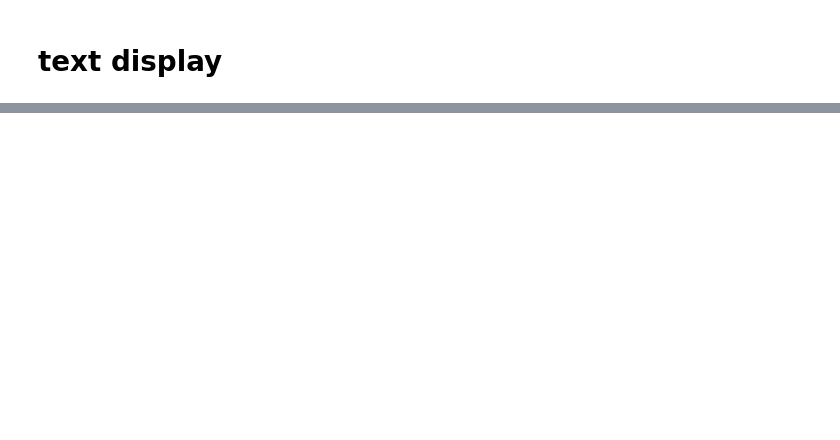
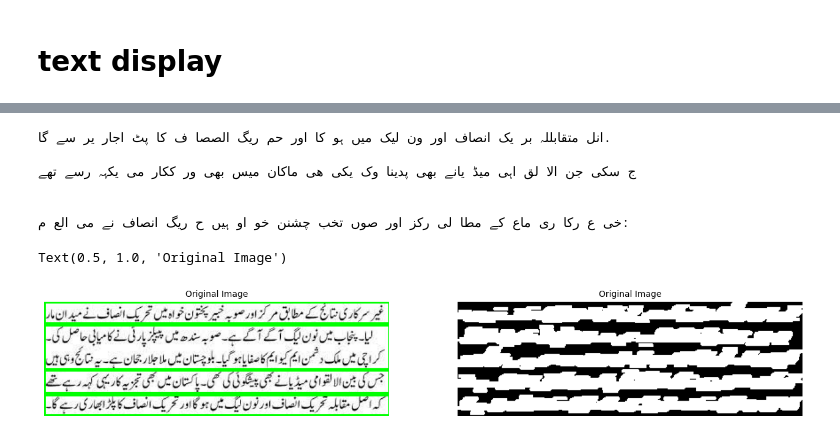
Before and after one commit to Muhammad-Mujtaba-FAST/DIP-Project, a Jupyter notebook: DIP.ipynb, the cells around one changed output, grey strips where cells are left out. Saved outputs shown, nothing was run; the diff lists cells and outputs as text; code cells hidden in the pictures; blank space fills up the shorter version.

```diff
--- a/DIP.ipynb
+++ b/DIP.ipynb
@@ -51,0 +309,52 @@ Error: OpenCV(4.8.0) :-1: error: (-5:Bad argument) in function 'imshow'
+# %%
+# Put the trained data for each language in location
+
+path = r'u2.jpeg'
+# path = r'F:\img\ocr_english_4_invert.png'
+img = cv2.imread(path, cv2.IMREAD_COLOR)
+gray = cv2.cvtColor(img,cv2.COLOR_BGR2GRAY)
+gray = cv2.GaussianBlur(gray,(3,3),0.0)
+
+
+threshold, bw1 = cv2.threshold(gray, 200, 255, cv2.THRESH_BINARY_INV)
+SE =  np.ones((2,15), dtype=np.uint8)
+bw =  cv2.dilate(bw1,SE)
+contours, hierarchy = cv2.findContours(bw,cv2.RETR_EXTERNAL,cv2.CHAIN_APPROX_SIMPLE)
+# filter contours based on height and width
+temp = np.zeros_like(img)
+
+
+## 7	Treat the image as a single text line
+config = r'--oem 3 --psm 7'
+
+
+for i in range(len(contours)):
+    x,y,w,h = cv2.boundingRect(contours[i])
+    aspectRatio = w/h
+    # geometrical constraint
+    if(aspectRatio>=2.0   and h>=10):
+        cv2.rectangle(img, (x,y),(x+w,y+h),(0,255,0),2)
+        crop = img[y:y+h, x:x+w]
+        text = ocr.image_to_string(crop,config=config, lang='urd')
+        print(text)
+
+fig, axs = plt.subplots(1,2, figsize=(16,8))
+
+axs[0].imshow(img,cmap='gray')
+axs[0].axis('off')
+axs[0].set_title('Original Image',fontsize='medium')
+
+axs[1].imshow(bw,cmap='gray')
+axs[1].axis('off')
+axs[1].set_title('Original Image',fontsize='medium')
+
+# print(text)
+# %% [output]
+انل متقابللہ بر یک انصاف اور ون لیک میں ہو کا اور حم ریگ الصصا ف کا پٹ اجار یر سے گا.
+
+ج سکی جن الا لق اہی میڈ یانے بھی پدینا وک یکی ھی ماکان میس بھی ور ککار می یکہہ رسے تھے
+
+
+خی ع رکا ری ماع کے مطا لی رکز اور صوں تخب چشنن خو او ہیں ح ریگ انصاف نے می الع م:
+Text(0.5, 1.0, 'Original Image')
+[figure, added]
```
Also changed, not shown: parts of 10 cells of this notebook.
